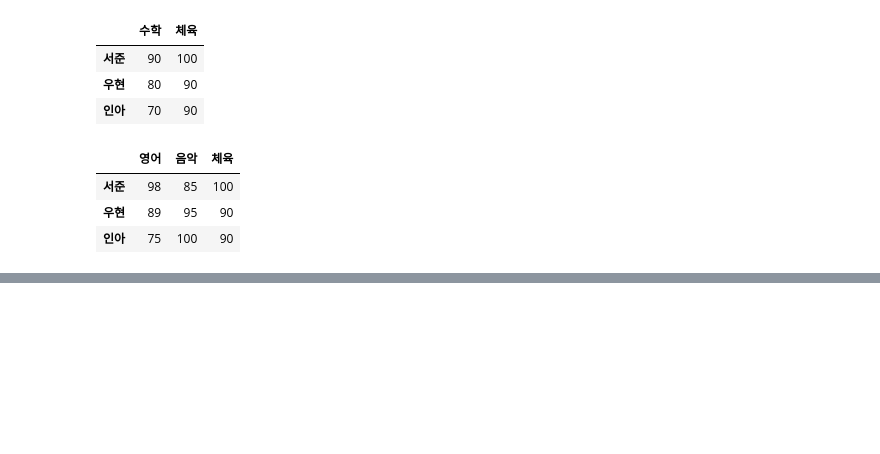
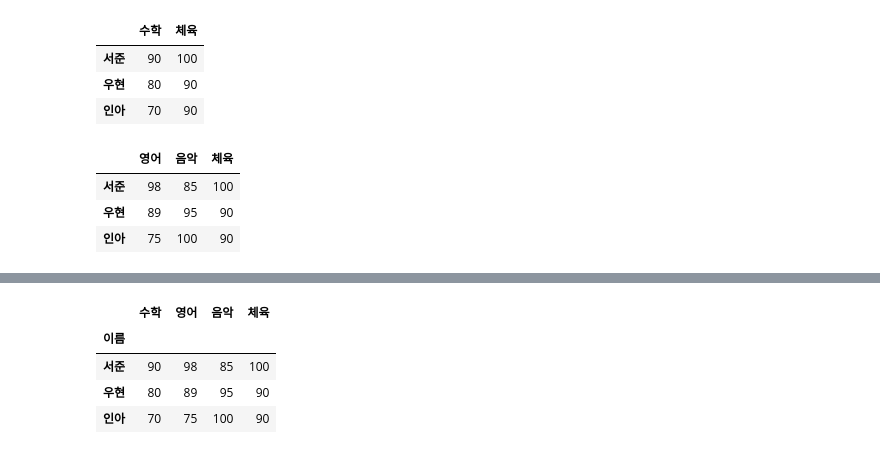
Before and after one commit to Youngchan0503/18_data_analytics, a Jupyter notebook: 02_데이터프레임.ipynb, the cells around one changed output, grey strips where cells are left out. Saved outputs shown, nothing was run; the diff lists cells and outputs as text; code cells hidden in the pictures; blank space fills up the shorter version.

```diff
--- a/02_데이터프레임.ipynb
+++ b/02_데이터프레임.ipynb
@@ -189,0 +305,12 @@ df5
+# %%
+# 원소 선택
+exam_data = {
+    "이름": ["서준", "우현", "인아"],
+    "수학": [90, 80, 70],
+    "영어": [98, 89, 75],
+    "음악": [85, 95, 100],
+    "체육": [100, 90, 90]
+}
+
+df = pd.DataFrame(exam_data)
+df
@@ -189,0 +335,9 @@ df5
+# %%
+df = df.set_index("이름")
+df
+# %% [output]
+|  | 수학 | 영어 | 음악 | 체육 |
+| 이름 |  |  |  |  |
+| 서준 | 90 | 98 | 85 | 100 |
+| 우현 | 80 | 89 | 95 | 90 |
+| 인아 | 70 | 75 | 100 | 90 |
```
Also changed, not shown: parts of 22 cells of this notebook.
